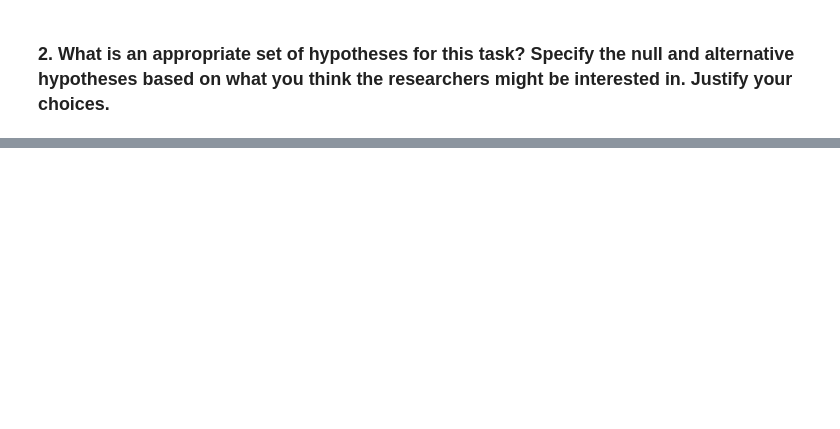
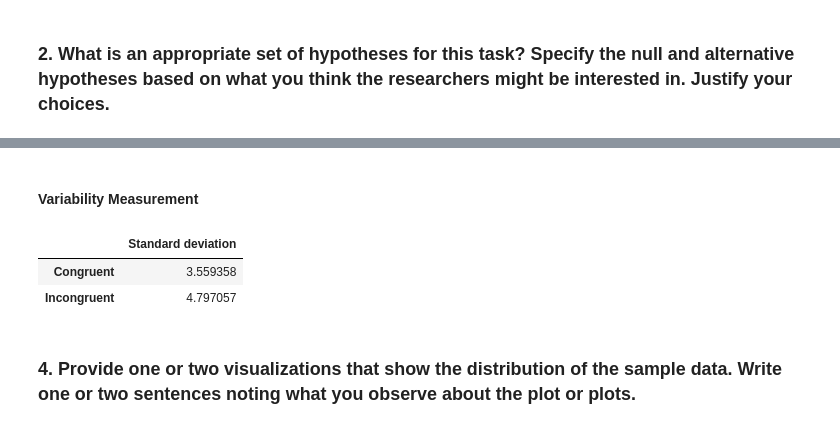
Before and after one commit to acomrsic/Data-Analyst-Nanodegree, a Jupyter notebook: Projects/Test a Perceptual Phenomenon/Project_PerceptualPhenomenon.ipynb, the cells around one changed output, grey strips where cells are left out. Cells and saved outputs as stored; diff of their text form; code cells hidden in the pictures; blank space fills up the shorter version.

```diff
--- a/Projects/Test a Perceptual Phenomenon/Project_PerceptualPhenomenon.ipynb
+++ b/Projects/Test a Perceptual Phenomenon/Project_PerceptualPhenomenon.ipynb
@@ -66,0 +108,20 @@ mean of one condition is really different from the mean of another condition.  W
+# %% [markdown]
+#### Variability Measurement
+# %%
+#congruent variability measure
+con_std = congruent.std()
+#incongruent variability measure
+inc_std = incongruent.std()
+
+#print results
+index = ['Congruent', 'Incongruent']
+df_result = pd.DataFrame({
+      'Standard deviation': [con_std, inc_std]},
+       index=index)
+df_result
+# %% [output]
+|  | Standard deviation |
+| Congruent | 3.559358 |
+| Incongruent | 4.797057 |
+# %% [markdown]
+### 4. Provide one or two visualizations that show the distribution of the sample data. Write one or two sentences noting what you observe about the plot or plots.
```
Also changed, not shown: parts of 25 cells of this notebook, 2 other files.
